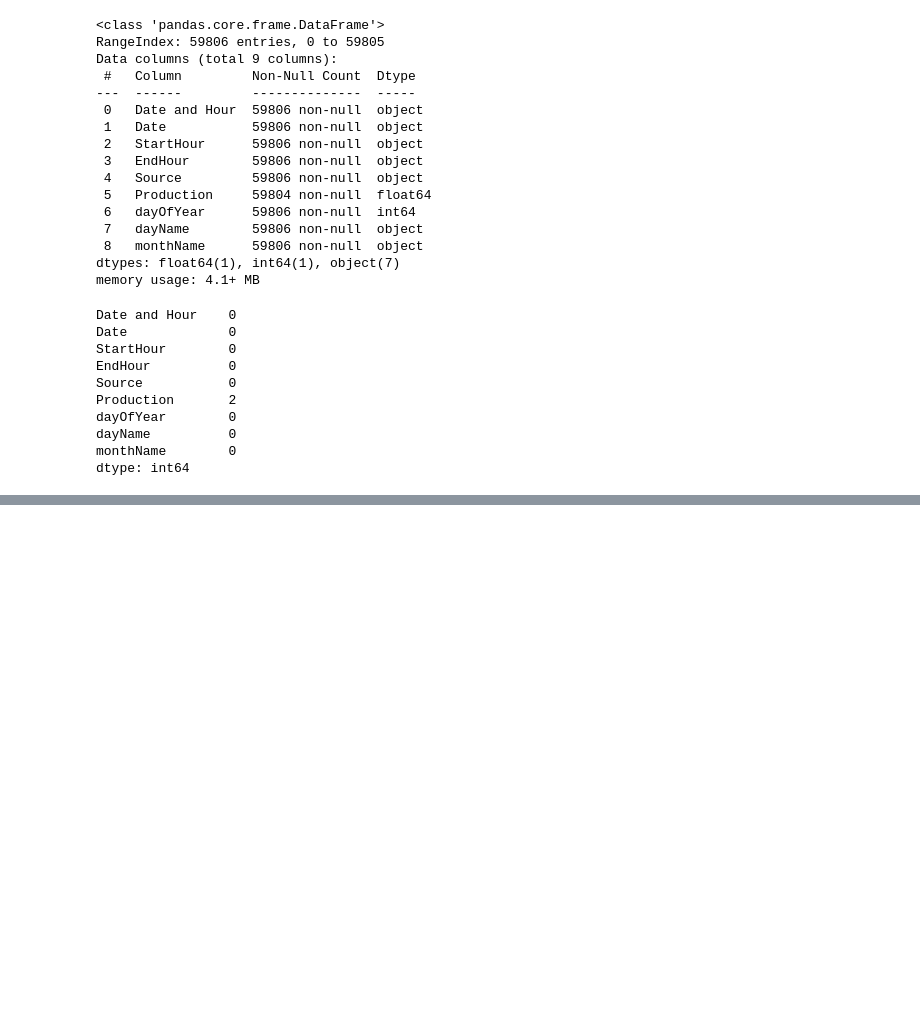
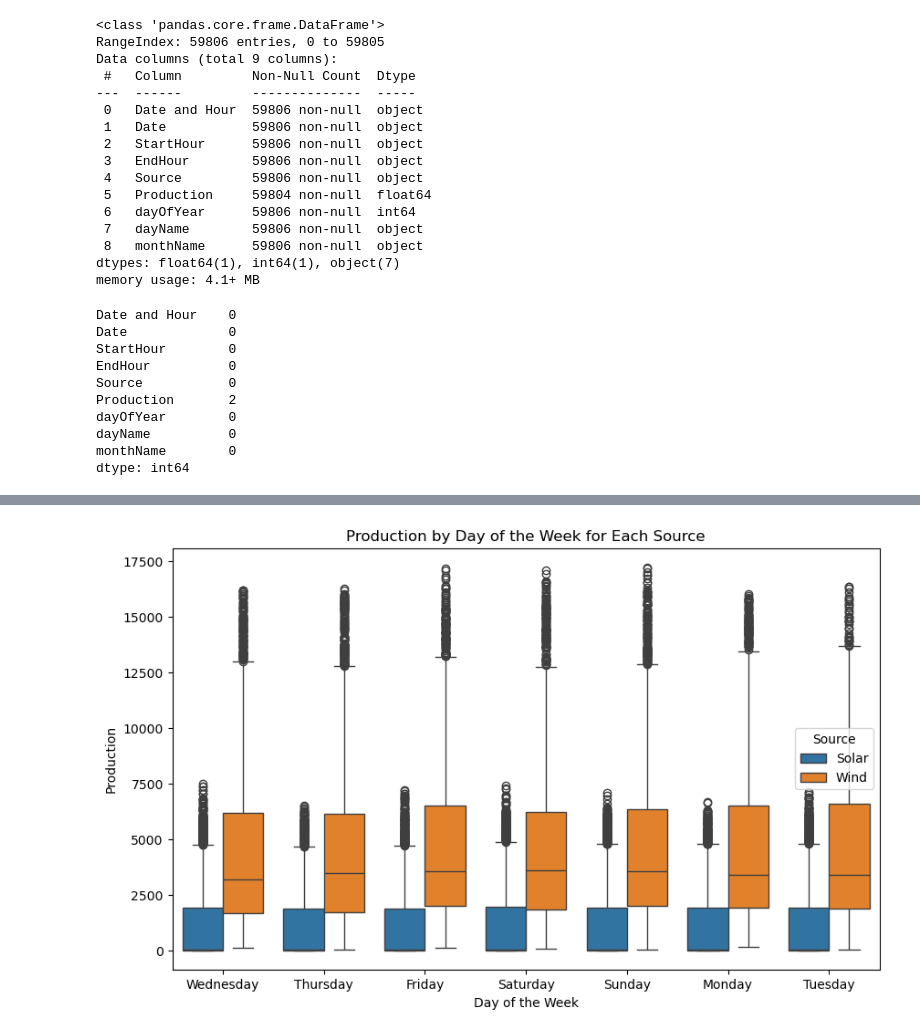
Before and after one commit to sai14karthik/Nexus-S1-Deakin-Internship, a Jupyter notebook: Energy Industry/main.ipynb, the cells around one changed output, grey strips where cells are left out. Saved outputs shown, nothing was run; the diff lists cells and outputs as text; code cells hidden in the pictures; blank space fills up the shorter version.

```diff
--- a/Energy Industry/main.ipynb
+++ b/Energy Industry/main.ipynb
@@ -97,0 +202,9 @@ Length: 59806, dtype: bool
+# %%
+plt.figure(figsize=(10, 6))
+sns.boxplot(x='dayName', y='Production', hue='Source', data=df)
+plt.title('Production by Day of the Week for Each Source')
+plt.xlabel('Day of the Week')
+plt.ylabel('Production')
+plt.show()
+# %% [output]
+[figure, added]
```
Also changed, not shown: parts of 22 cells of this notebook.
